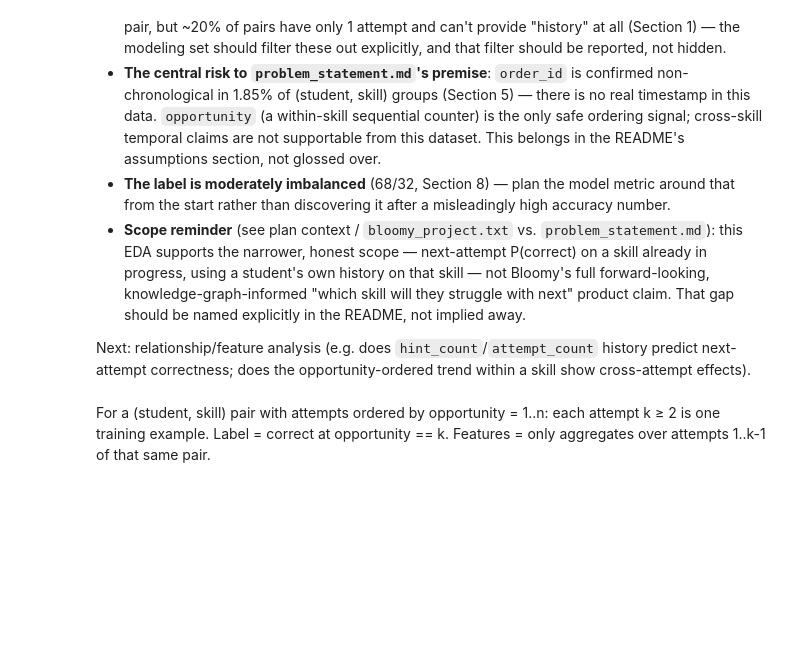
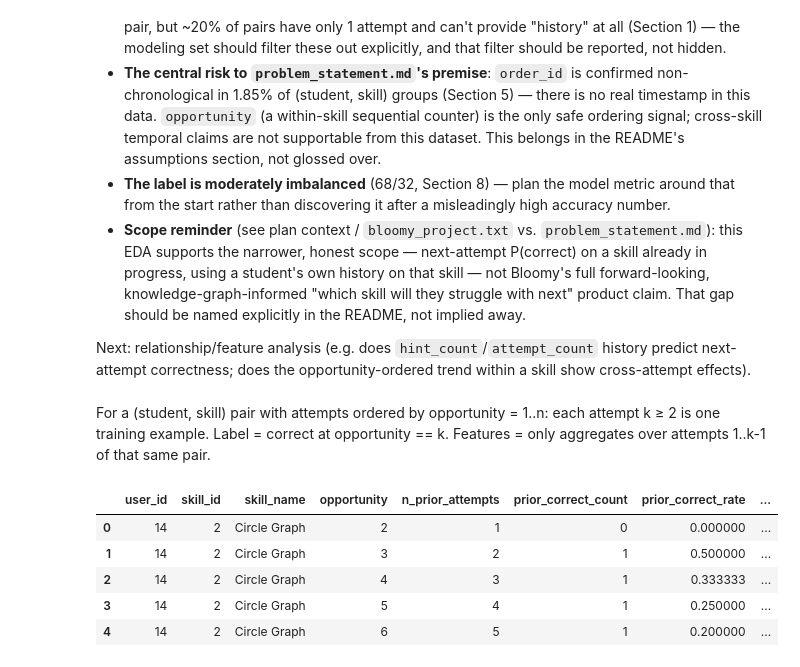
Before and after one commit to div-ops123/knowledge-tracing, a Jupyter notebook: notebooks/eda.ipynb, the cells around one changed output. Cells and saved outputs as stored; diff of their text form; code cells hidden in the pictures; blank space fills up the shorter version.

```diff
--- a/notebooks/eda.ipynb
+++ b/notebooks/eda.ipynb
@@ -453,6 +453,21 @@ correct
 - **Scope reminder** (see plan context / `bloomy_project.txt` vs. `problem_statement.md`): this EDA supports the narrower, honest scope — next-attempt P(correct) on a skill already in progress, using a student's own history on that skill — not Bloomy's full forward-looking, knowledge-graph-informed "which skill will they struggle with next" product claim. That gap should be named explicitly in the README, not implied away.
 
 Next: relationship/feature analysis (e.g. does `hint_count`/`attempt_count` history predict next-attempt correctness; does the opportunity-ordered trend within a skill show cross-attempt effects).
-# %% [markdown]
-
-For a (student, skill) pair with attempts ordered by opportunity = 1..n: each attempt k ≥ 2 is one training example. Label = correct at opportunity == k. Features = only aggregates over attempts 1..k-1 of that same pair.
+# %% [markdown]
+
+For a (student, skill) pair with attempts ordered by opportunity = 1..n: each attempt k ≥ 2 is one training example. Label = correct at opportunity == k. Features = only aggregates over attempts 1..k-1 of that same pair.
+# %%
+import pandas as pd
+
+
+modeling_data_dir = "../data/processed/modeling_dataset.parquet"
+
+df2 = pd.read_parquet(modeling_data_dir)
+df2.head()
+# %% [output]
+|  | user_id | skill_id | skill_name | opportunity | n_prior_attempts | prior_correct_count | prior_correct_rate | ... |
+| 0 | 14 | 2 | Circle Graph | 2 | 1 | 0 | 0.000000 | ... |
+| 1 | 14 | 2 | Circle Graph | 3 | 2 | 1 | 0.500000 | ... |
+| 2 | 14 | 2 | Circle Graph | 4 | 3 | 1 | 0.333333 | ... |
+| 3 | 14 | 2 | Circle Graph | 5 | 4 | 1 | 0.250000 | ... |
+| 4 | 14 | 2 | Circle Graph | 6 | 5 | 1 | 0.200000 | ... |
```
Also changed, not shown: parts of 1 cell of this notebook, 5 other files.
